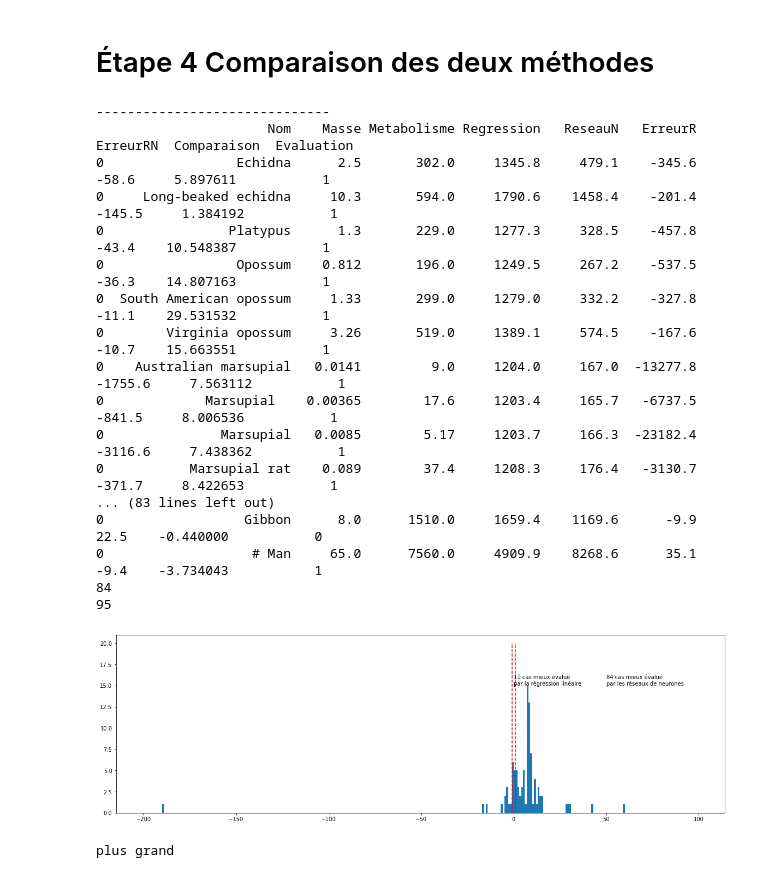
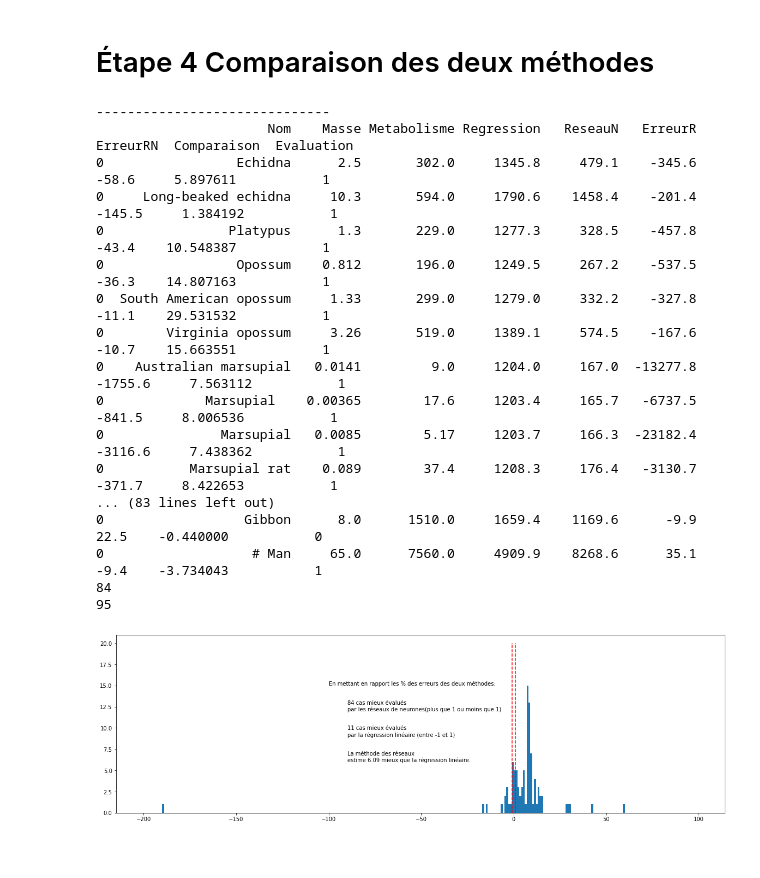
Before and after one commit to jhguay/base_ouverte, a Jupyter notebook: MataneLabo1_avecComparaisonRegressionv2.ipynb, the cells around one changed output. Cells and saved outputs as stored; diff of their text form; code cells hidden in the pictures.

```diff
--- a/MataneLabo1_avecComparaisonRegressionv2.ipynb
+++ b/MataneLabo1_avecComparaisonRegressionv2.ipynb
@@ -237,40 +237,35 @@ print(len(dfinal['Evaluation']))
 #
 fig, ax = plt.subplots(figsize=(20, 6))
 
 ax.hist(dfinal['Comparaison'].values, bins=range(-200,100,1))
 
 
 ax.vlines([-1,1], 0, 20, linestyles='dashed', colors='red')
-ax.text( 50,15,"84 cas mieux évalué\npar les réseaux de neurones")
-ax.text( 0,15,"11 cas mieux évalué\npar la régression linéaire")
+ax.text( -100,15,"En mettant en rapport les % des erreurs des deux méthodes:")
+ax.text( -90,12,"84 cas mieux évalués\npar les réseaux de neurones(plus que 1 ou moins que 1)")
+ax.text( -90,9,"11 cas mieux évalués\npar la régression linéaire (entre -1 et 1)")
+ax.text( -90,6,"La méthode des réseaux\nestime "+str(round(dfinal['Comparaison'].values.mean(),2)) +" mieux que la régression linéaire.")
 
 
 #
 
 plt.show()
 # %% [output]
 ------------------------------
                       Nom    Masse Metabolisme Regression   ReseauN   ErreurR ErreurRN  Comparaison  Evaluation
 0                 Echidna      2.5       302.0     1345.8     479.1    -345.6    -58.6     5.897611           1
 0     Long-beaked echidna     10.3       594.0     1790.6    1458.4    -201.4   -145.5     1.384192           1
 0                Platypus      1.3       229.0     1277.3     328.5    -457.8    -43.4    10.548387           1
 0                 Opossum    0.812       196.0     1249.5     267.2    -537.5    -36.3    14.807163           1
 0  South American opossum     1.33       299.0     1279.0     332.2    -327.8    -11.1    29.531532           1
 0        Virginia opossum     3.26       519.0     1389.1     574.5    -167.6    -10.7    15.663551           1
 0    Australian marsupial   0.0141         9.0     1204.0     167.0  -13277.8  -1755.6     7.563112           1
 0             Marsupial    0.00365        17.6     1203.4     165.7   -6737.5   -841.5     8.006536           1
 0               Marsupial   0.0085        5.17     1203.7     166.3  -23182.4  -3116.6     7.438362           1
 0           Marsupial rat    0.089        37.4     1208.3     176.4   -3130.7   -371.7     8.422653           1
 ... (83 lines left out)
 0                  Gibbon      8.0      1510.0     1659.4    1169.6      -9.9     22.5    -0.440000           0
 0                   # Man     65.0      7560.0     4909.9    8268.6      35.1     -9.4    -3.734043           1
 84
 95
-[figure, old version]
+[figure, new version]
-# %%
-if(dfinal['Comparaison'].values[16]>1):
-  print("plus grand")
-else:
-  print("plus petit")
-# %% [output]
-plus grand
```
Also changed, not shown: parts of 2 cells of this notebook.
